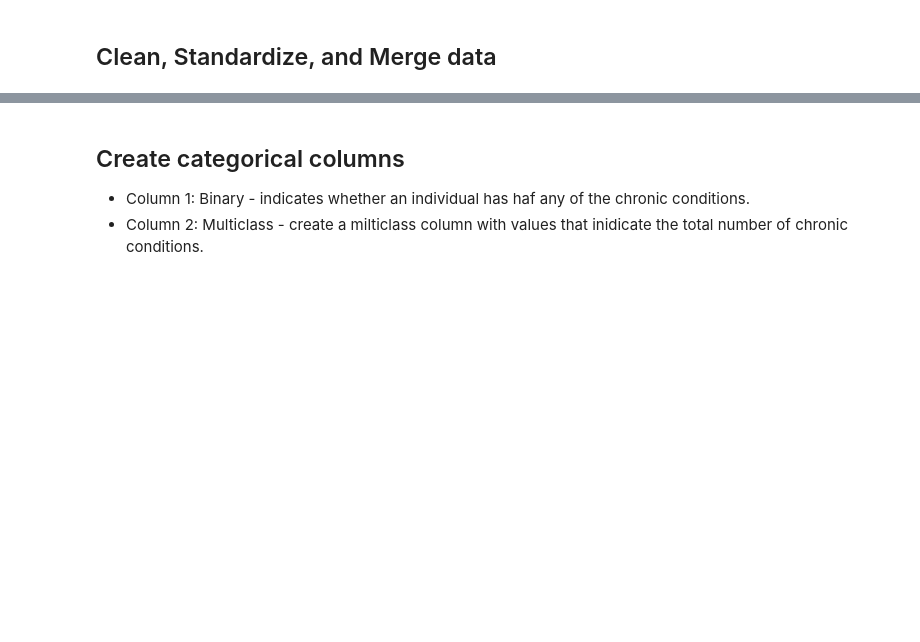
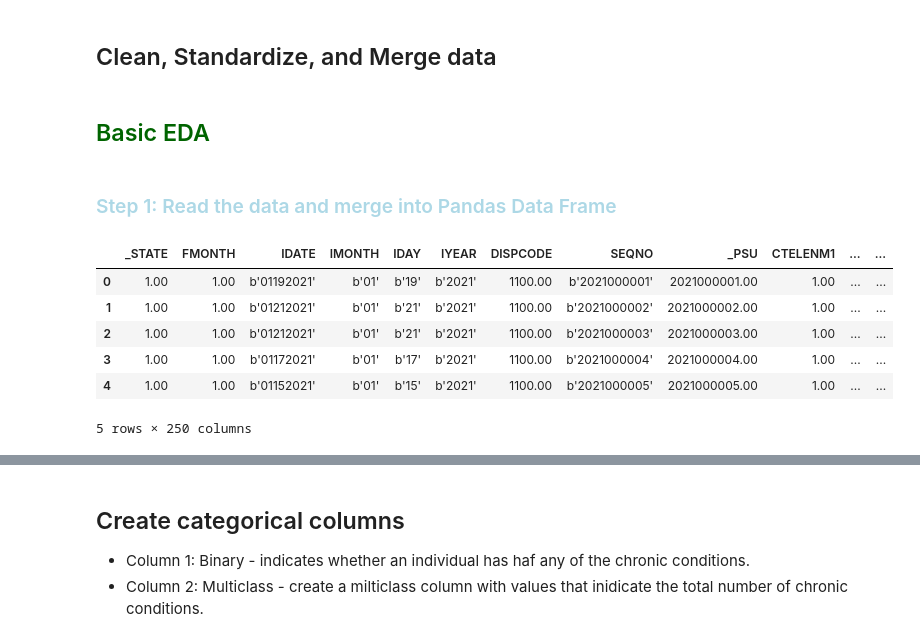
Before and after one commit to chansmi/Comprehensive-Supervised-Learning, a Jupyter notebook: HW6.ipynb, the cells around one changed output, grey strips where cells are left out. Drawn from its saved outputs; the diff is of its cells as text; code cells hidden in the pictures; blank space fills up the shorter version.

```diff
--- a/HW6.ipynb
+++ b/HW6.ipynb
@@ -36,0 +62,20 @@ Age: _AGE_G
+# %% [markdown]
+## <font color= darkgreen> Basic EDA
+# %% [markdown]
+### <font color= lightblue> Step 1: Read the data and merge into Pandas Data Frame
+# %%
+###############################################################################################################################################################################
+'''                                                                       Data Frame Setup                                                                                  '''
+###############################################################################################################################################################################
+## The first column is index: skipping that column to end read csv to Panda Data Frame
+df_21 = pd.read_csv("res\\brfss21-1.csv")
+df_21.drop(columns="Unnamed: 0", inplace=True)
+df_21.head()
+# %% [output]
+|  | _STATE | FMONTH | IDATE | IMONTH | IDAY | IYEAR | DISPCODE | SEQNO | _PSU | CTELENM1 | ... | ... |
+| 0 | 1.00 | 1.00 | b'01192021' | b'01' | b'19' | b'2021' | 1100.00 | b'2021000001' | 2021000001.00 | 1.00 | ... | ... |
+| 1 | 1.00 | 1.00 | b'01212021' | b'01' | b'21' | b'2021' | 1100.00 | b'2021000002' | 2021000002.00 | 1.00 | ... | ... |
+| 2 | 1.00 | 1.00 | b'01212021' | b'01' | b'21' | b'2021' | 1100.00 | b'2021000003' | 2021000003.00 | 1.00 | ... | ... |
+| 3 | 1.00 | 1.00 | b'01172021' | b'01' | b'17' | b'2021' | 1100.00 | b'2021000004' | 2021000004.00 | 1.00 | ... | ... |
+| 4 | 1.00 | 1.00 | b'01152021' | b'01' | b'15' | b'2021' | 1100.00 | b'2021000005' | 2021000005.00 | 1.00 | ... | ... |
+5 rows × 250 columns
```
Also changed, not shown: parts of 30 cells of this notebook.
